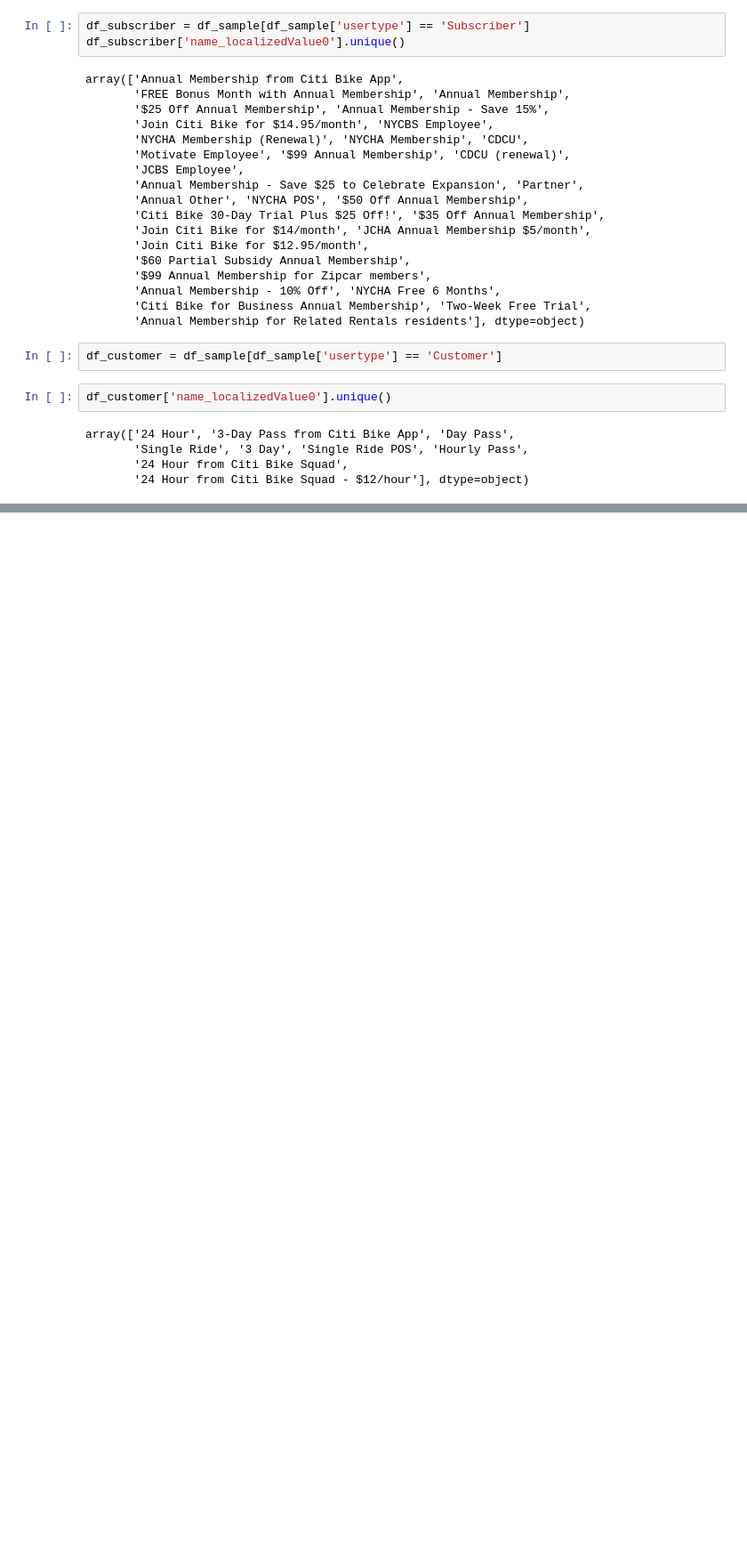
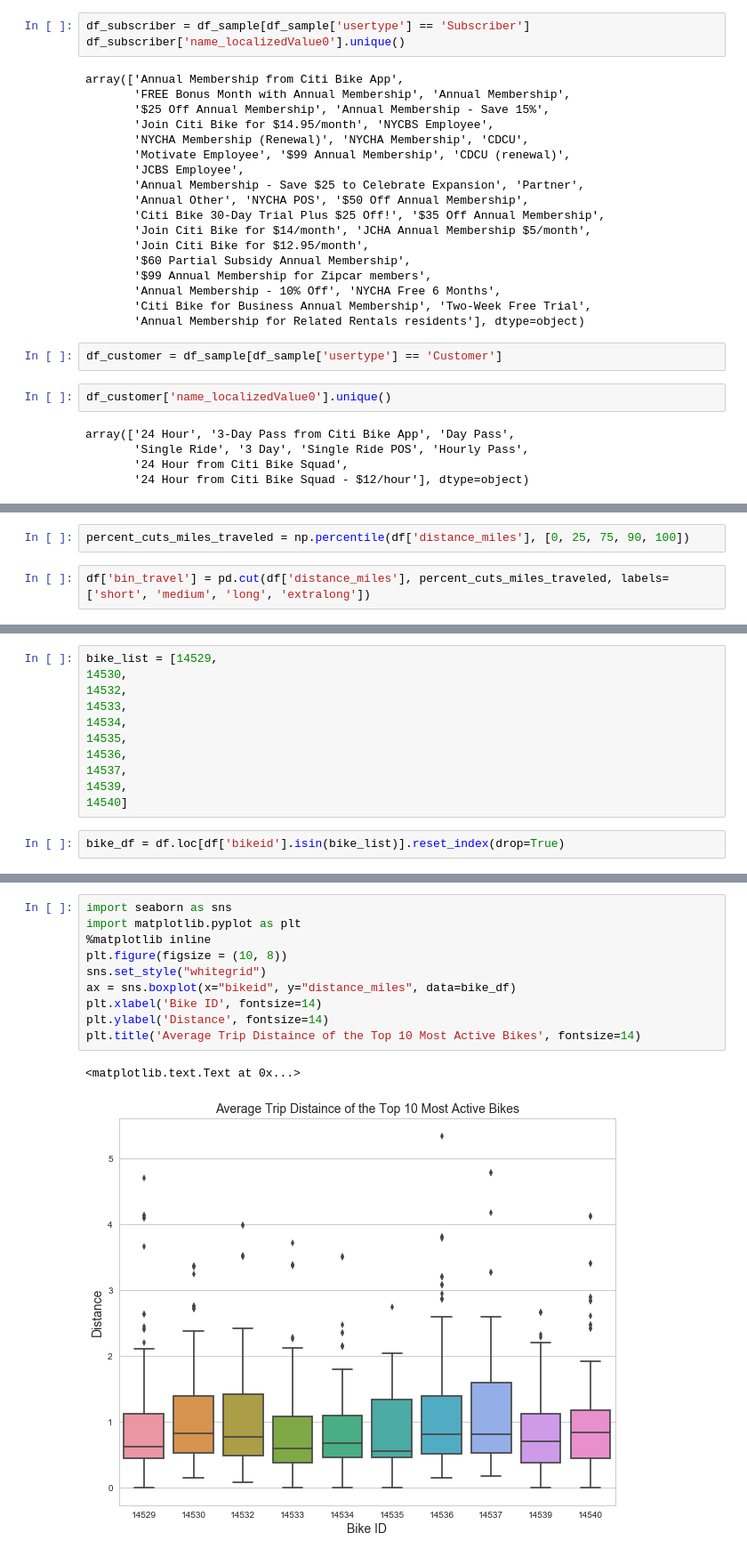
Before and after one commit to gaguinaldo/uscdatabootcamp, a Jupyter notebook: hw-15/homework-april-08.ipynb, the cells around one changed output, grey strips where cells are left out. Shown at 89% size. Saved outputs shown, nothing was run; the diff lists cells and outputs as text; blank space fills up the shorter version.

```diff
--- a/hw-15/homework-april-08.ipynb
+++ b/hw-15/homework-april-08.ipynb
@@ -405,0 +445,4 @@ array(['24 Hour', '3-Day Pass from Citi Bike App', 'Day Pass',
+# %%
+percent_cuts_miles_traveled = np.percentile(df['distance_miles'], [0, 25, 75, 90, 100])
+# %%
+df['bin_travel'] = pd.cut(df['distance_miles'], percent_cuts_miles_traveled, labels=['short', 'medium', 'long', 'extralong'])
@@ -405,0 +673,13 @@ array(['24 Hour', '3-Day Pass from Citi Bike App', 'Day Pass',
+# %%
+bike_list = [14529,
+14530,
+14532,
+14533,
+14534,
+14535,
+14536,
+14537,
+14539,
+14540]
+# %%
+bike_df = df.loc[df['bikeid'].isin(bike_list)].reset_index(drop=True)
@@ -405,0 +696,13 @@ array(['24 Hour', '3-Day Pass from Citi Bike App', 'Day Pass',
+# %%
+import seaborn as sns
+import matplotlib.pyplot as plt
+%matplotlib inline
+plt.figure(figsize = (10, 8))
+sns.set_style("whitegrid")
+ax = sns.boxplot(x="bikeid", y="distance_miles", data=bike_df)
+plt.xlabel('Bike ID', fontsize=14)
+plt.ylabel('Distance', fontsize=14)
+plt.title('Average Trip Distaince of the Top 10 Most Active Bikes', fontsize=14)
+# %% [output]
+<matplotlib.text.Text at 0x...>
+[figure, added]
```
Also changed, not shown: parts of 36 cells of this notebook.
